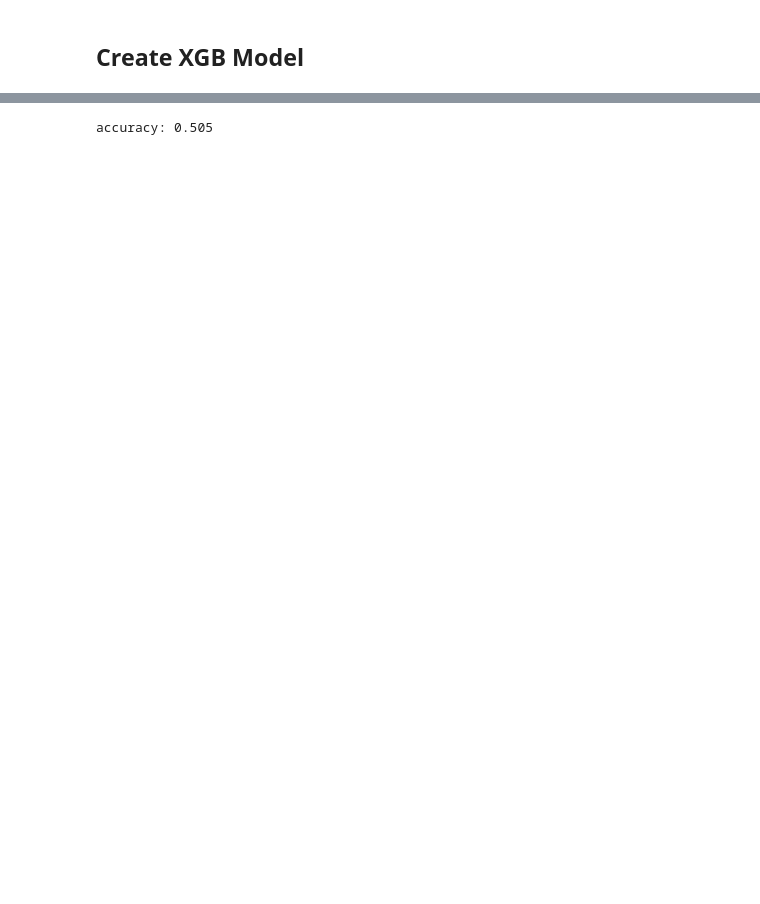
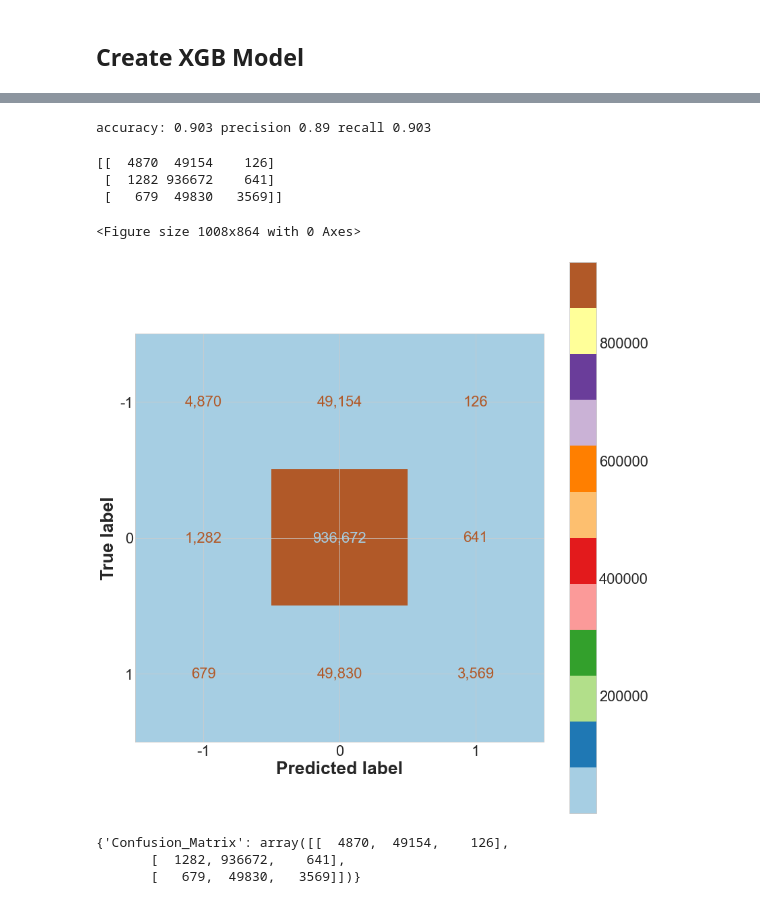
Before and after one commit to mvellayan/OptionList4, a Jupyter notebook: vol-xgboost.ipynb, the cells around one changed output, grey strips where cells are left out. Drawn from its saved outputs; the diff is of its cells as text; code cells hidden in the pictures; blank space fills up the shorter version.

```diff
--- a/vol-xgboost.ipynb
+++ b/vol-xgboost.ipynb
@@ -235,22 +201,18 @@ Parameters: { "_kfold", "_tuning_objective_metric", "copy_X", "feature_names", "
-# %%
-precision, recall, f1, y_true = precision_recall_fscore_support(y_test[y_cols], y_pred, average=None)
-# from sklearn.metrics import precision_score, recall_score
-ps = precision_score(y_test[y_cols], y_pred)
-rs = recall_score(y_test[y_cols], y_pred)
-
-#  y_true = y_true.astype('int')
-
-accuracy = accuracy_score(y_test[ y_cols ], y_pred)
-print(f"accuracy: {accuracy:.3f}")
-mlflow.log_metric('Accuracy', accuracy)
-
-# pd.options.display.float_format = '{:,.3f}'.format
-
-for idx in range(len(recall)):
-    mlflow.log_metrics({f'recall-{idx}': recall[idx],
-                        f'precision-{idx}': precision[idx],
-                        f'f1-{idx}': f1[idx],
-                        f'y_true-{idx}': y_true[idx]}, step=idx)
-    idx += 1
-# %% [output]
-accuracy: 0.505
+# %%
+y_pred = xgb.predict(X_test)
+# %%
+#average setting, one of [None, 'micro', 'macro', 'weighted']
+precision, recall, f1, y_true = precision_recall_fscore_support(y_test, y_pred, average='weighted')
+
+ps = precision_score(y_test, y_pred, average='weighted')
+rs = recall_score(y_test, y_pred, average='weighted')
+ac = accuracy_score(y_test, y_pred)
+
+ps_str = f"{ps:.3f}"
+rs_str = f"{rs:.3f}"
+ac_str = f"{ac:.3f}"
+
+print(f"accuracy: {round(ac, 3)} precision {round(ps, 3)} recall {round(rs, 3)}")
+mlflow.log_metrics({'accuracy': round(ac, 3), 'precision': round(ps, 3), 'recall': round(rs, 3)})
+# %% [output]
+accuracy: 0.903 precision 0.89 recall 0.903
@@ -257,3 +234,42 @@ accuracy: 0.505
+# %%
+cm = confusion_matrix(y_test, y_pred, labels=[-1,0,1])
+norm_cm = cm.astype('float') / cm.sum(axis=1)[:, np.newaxis]
+
+print (cm)
+# %% [output]
+[[  4870  49154    126]
+ [  1282 936672    641]
+ [   679  49830   3569]]
+# %%
+plt.figure(figsize=[14, 12])
+
+disp = ConfusionMatrixDisplay(confusion_matrix=cm,
+                              display_labels=[-1, 0, 1])
+disp.plot(cmap=plt.cm.Paired,  values_format=',')
+fig = disp.ax_.get_figure()
+fig.set_figwidth(12)
+fig.set_figheight(12)
+
+font = {'family' : 'normal',
+        'weight' : 'bold',
+        'size'   : 22}
+
+# print (plt.rcParams.keys())
+plt.rcParams.update({'font.size': 22})
+plt.show()
+mlflow.log_figure(fig, 'confusion_matrix.png')
+# %% [output]
+<Figure size 1008x864 with 0 Axes>
+[figure, added]
+# %%
+cm_json = {}
+cm_json.update({"Confusion_Matrix": cm})
+mlflow.log_param("confusion_matrix.json", cm_json)
+print(cm_json)
+# %% [output]
+{'Confusion_Matrix': array([[  4870,  49154,    126],
+       [  1282, 936672,    641],
+       [   679,  49830,   3569]])}
 # %%
 # from mlflow.models.signature import infer_signature
 # signature = infer_signature(x_train, xgb.predict(xgb.DMatrix(data=x_train, label=y_train)))
```
Also changed, not shown: parts of 29 cells of this notebook, 2 other files.
